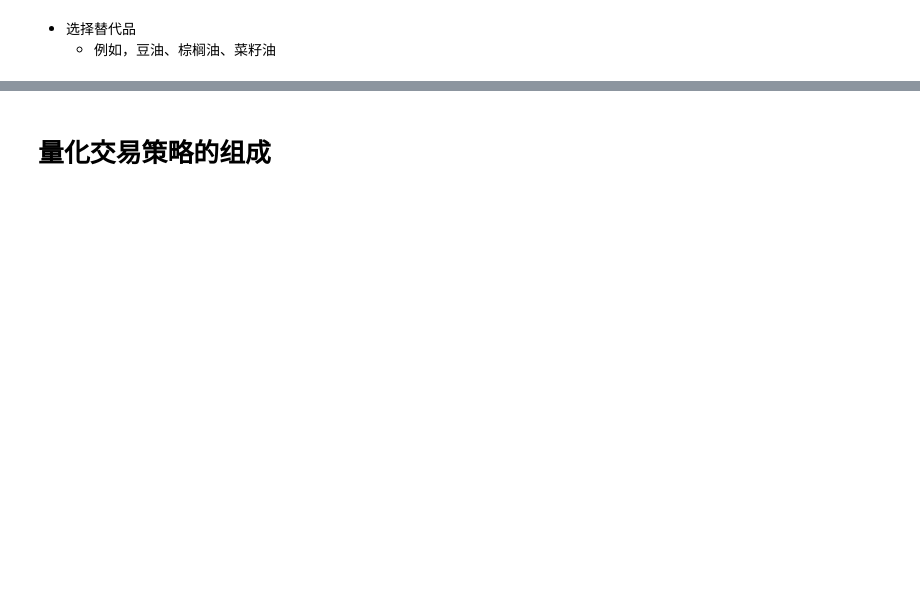
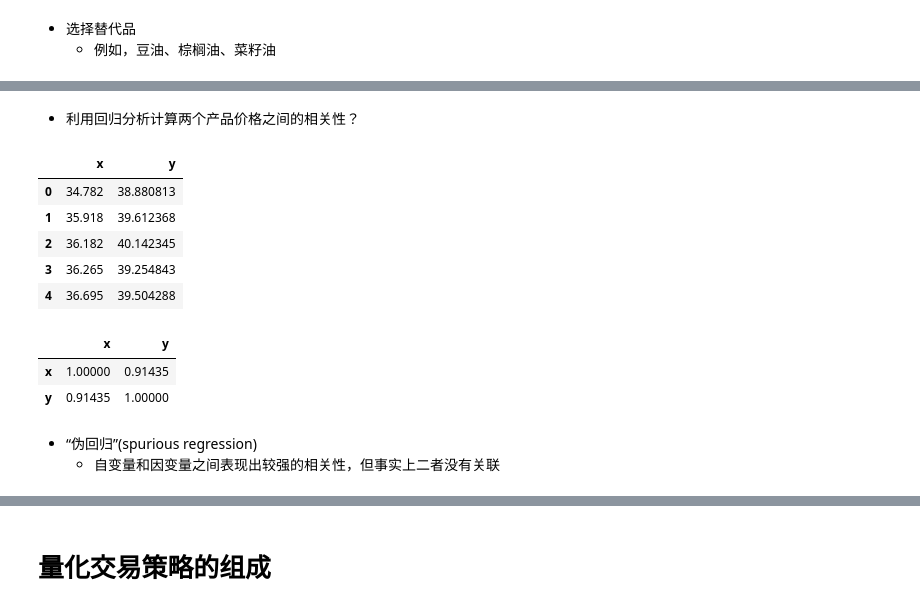
Before and after one commit to christinemu/quant-trading, a Jupyter notebook: TradingStrategy.ipynb, the cells around one changed output, grey strips where cells are left out. Saved outputs shown, nothing was run; the diff lists cells and outputs as text; code cells hidden in the pictures; blank space fills up the shorter version.

```diff
--- a/TradingStrategy.ipynb
+++ b/TradingStrategy.ipynb
@@ -156,0 +200,18 @@ $$
+# %% [markdown]
+- 利用回归分析计算两个产品价格之间的相关性？
+# %%
+priceData.head()
+priceData.corr()      # pandas的DataFrame计算相关系数
+# %% [output]
+|  | x | y |
+| 0 | 34.782 | 38.880813 |
+| 1 | 35.918 | 39.612368 |
+| 2 | 36.182 | 40.142345 |
+| 3 | 36.265 | 39.254843 |
+| 4 | 36.695 | 39.504288 |
+|  | x | y |
+| x | 1.00000 | 0.91435 |
+| y | 0.91435 | 1.00000 |
+# %% [markdown]
+- “伪回归”(spurious regression)
+    - 自变量和因变量之间表现出较强的相关性，但事实上二者没有关联
```
Also changed, not shown: parts of 100 cells of this notebook, 13 other files.
